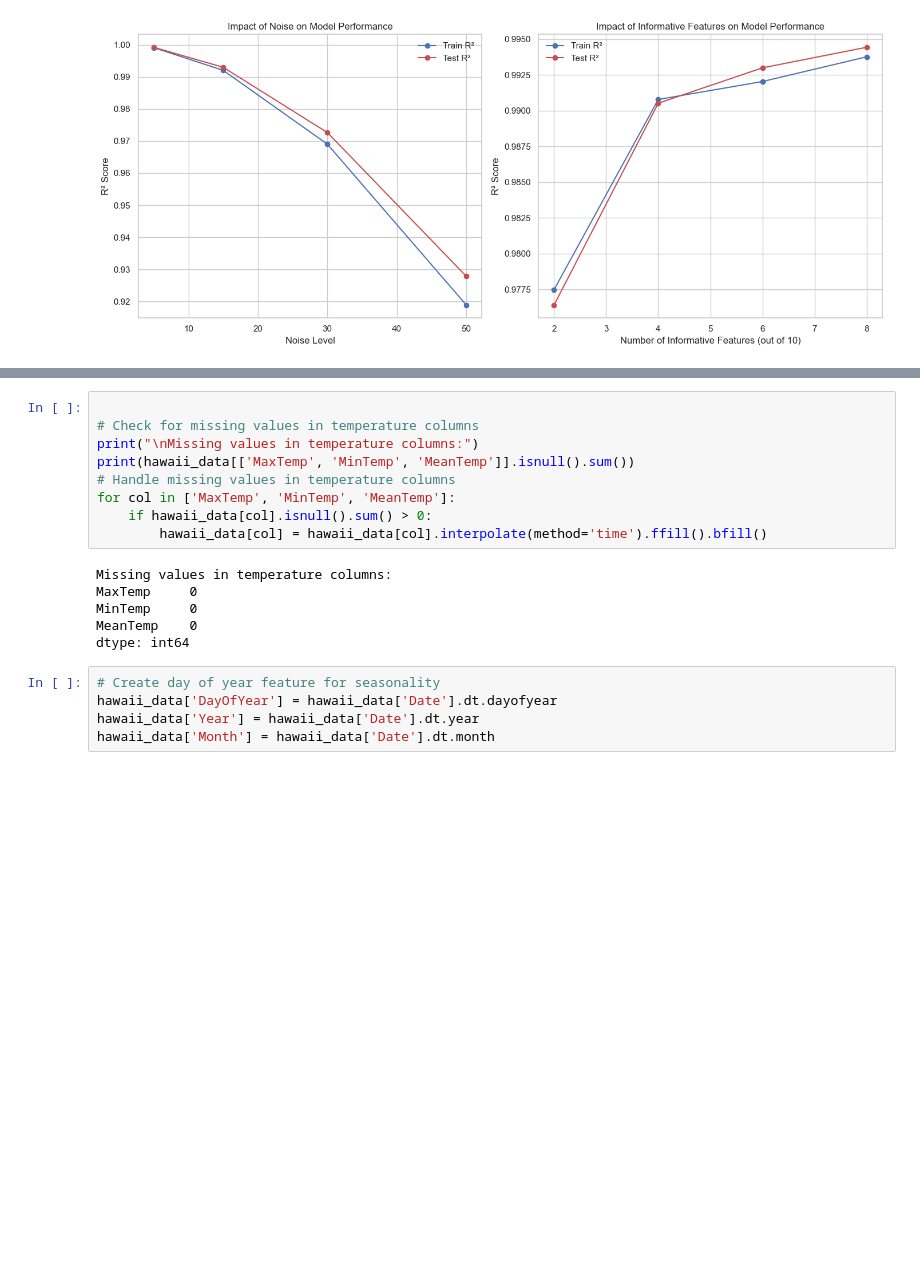
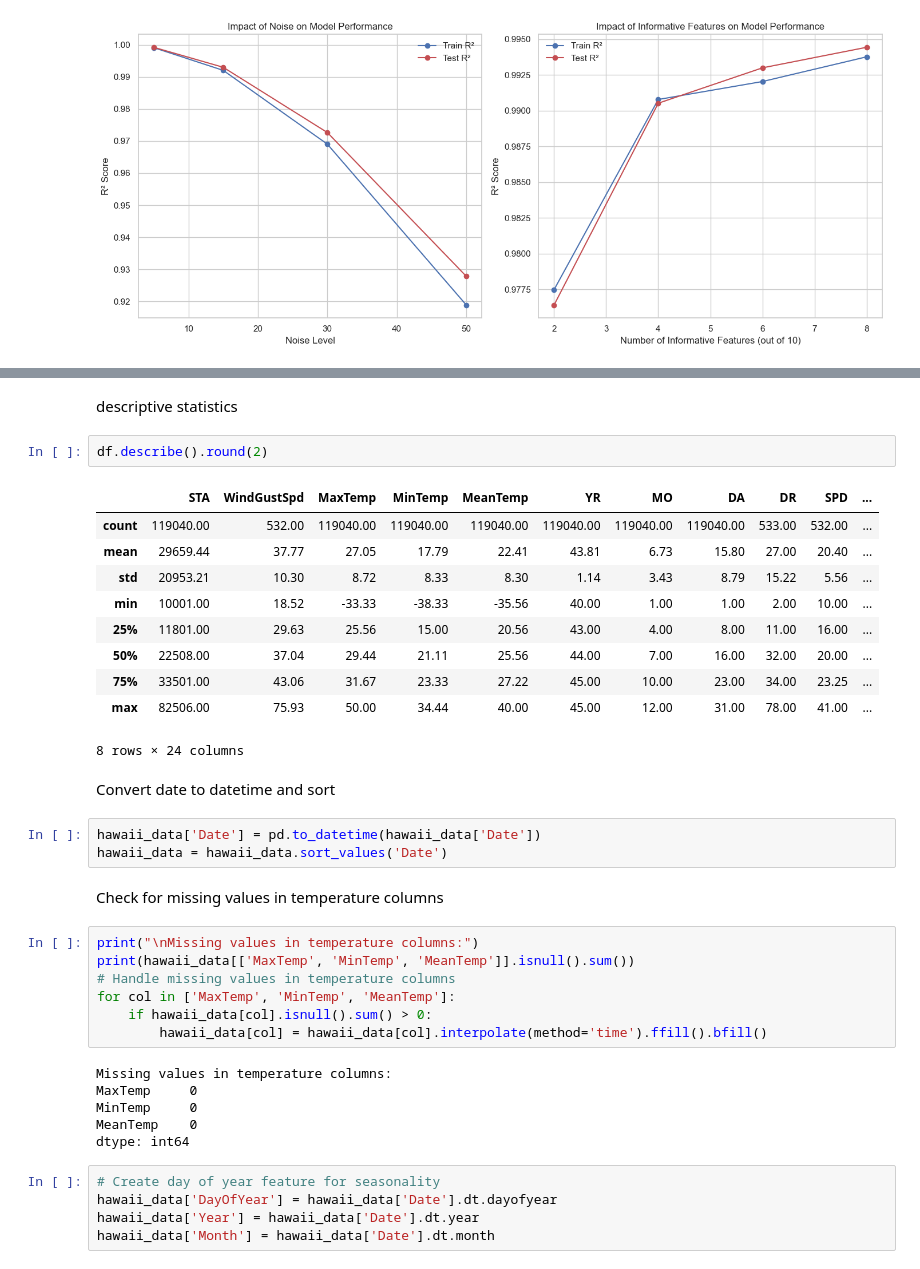
Before and after one commit to imadbenmadi/ITDS-practise-project, a Jupyter notebook: notebook.ipynb, the cells around one changed output, grey strips where cells are left out. Cells and saved outputs as stored; diff of their text form; blank space fills up the shorter version.

```diff
--- a/notebook.ipynb
+++ b/notebook.ipynb
@@ -894,6 +1085,26 @@ number of original records:  119040
+# %% [markdown]
+descriptive statistics
+# %%
+df.describe().round(2)
+# %% [output]
+|  | STA | WindGustSpd | MaxTemp | MinTemp | MeanTemp | YR | MO | DA | DR | SPD | ... |
+| count | 119040.00 | 532.00 | 119040.00 | 119040.00 | 119040.00 | 119040.00 | 119040.00 | 119040.00 | 533.00 | 532.00 | ... |
+| mean | 29659.44 | 37.77 | 27.05 | 17.79 | 22.41 | 43.81 | 6.73 | 15.80 | 27.00 | 20.40 | ... |
+| std | 20953.21 | 10.30 | 8.72 | 8.33 | 8.30 | 1.14 | 3.43 | 8.79 | 15.22 | 5.56 | ... |
+| min | 10001.00 | 18.52 | -33.33 | -38.33 | -35.56 | 40.00 | 1.00 | 1.00 | 2.00 | 10.00 | ... |
+| 25% | 11801.00 | 29.63 | 25.56 | 15.00 | 20.56 | 43.00 | 4.00 | 8.00 | 11.00 | 16.00 | ... |
+| 50% | 22508.00 | 37.04 | 29.44 | 21.11 | 25.56 | 44.00 | 7.00 | 16.00 | 32.00 | 20.00 | ... |
+| 75% | 33501.00 | 43.06 | 31.67 | 23.33 | 27.22 | 45.00 | 10.00 | 23.00 | 34.00 | 23.25 | ... |
+| max | 82506.00 | 75.93 | 50.00 | 34.44 | 40.00 | 45.00 | 12.00 | 31.00 | 78.00 | 41.00 | ... |
+8 rows × 24 columns
+# %% [markdown]
+Convert date to datetime and sort
+# %%
+hawaii_data['Date'] = pd.to_datetime(hawaii_data['Date'])
+hawaii_data = hawaii_data.sort_values('Date')
+# %% [markdown]
+Check for missing values in temperature columns
 # %%
-
-# Check for missing values in temperature columns
 print("\nMissing values in temperature columns:")
 print(hawaii_data[['MaxTemp', 'MinTemp', 'MeanTemp']].isnull().sum())
 # Handle missing values in temperature columns
```
Also changed, not shown: parts of 24 cells of this notebook.
